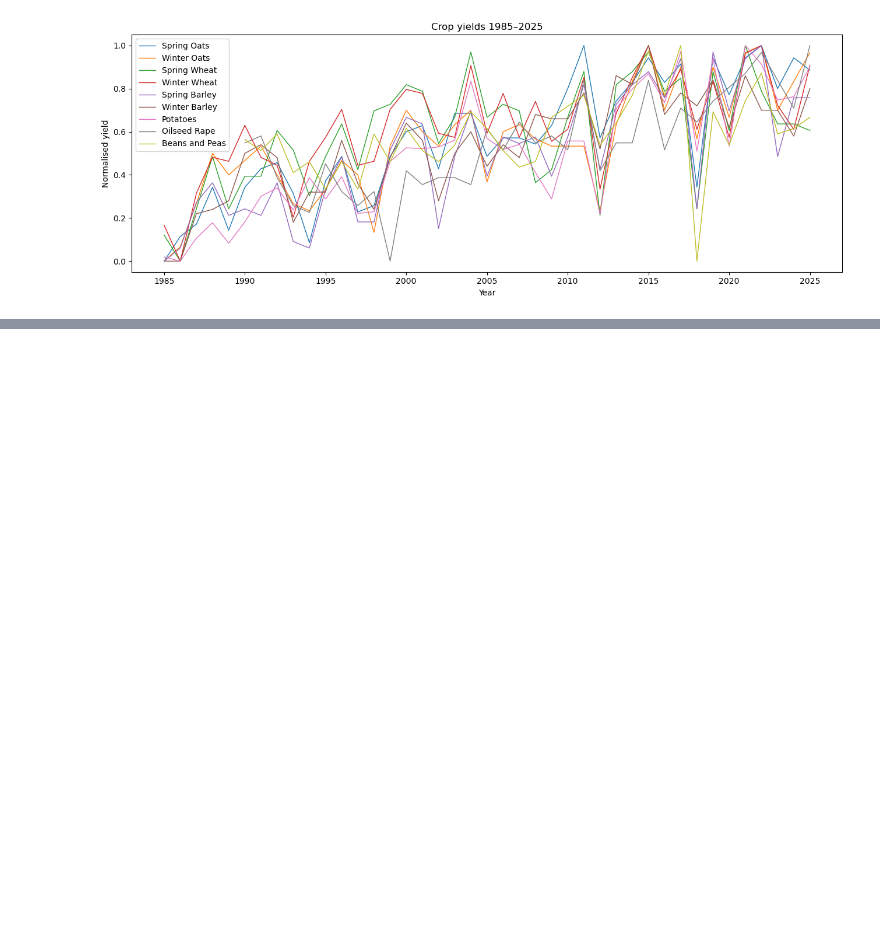
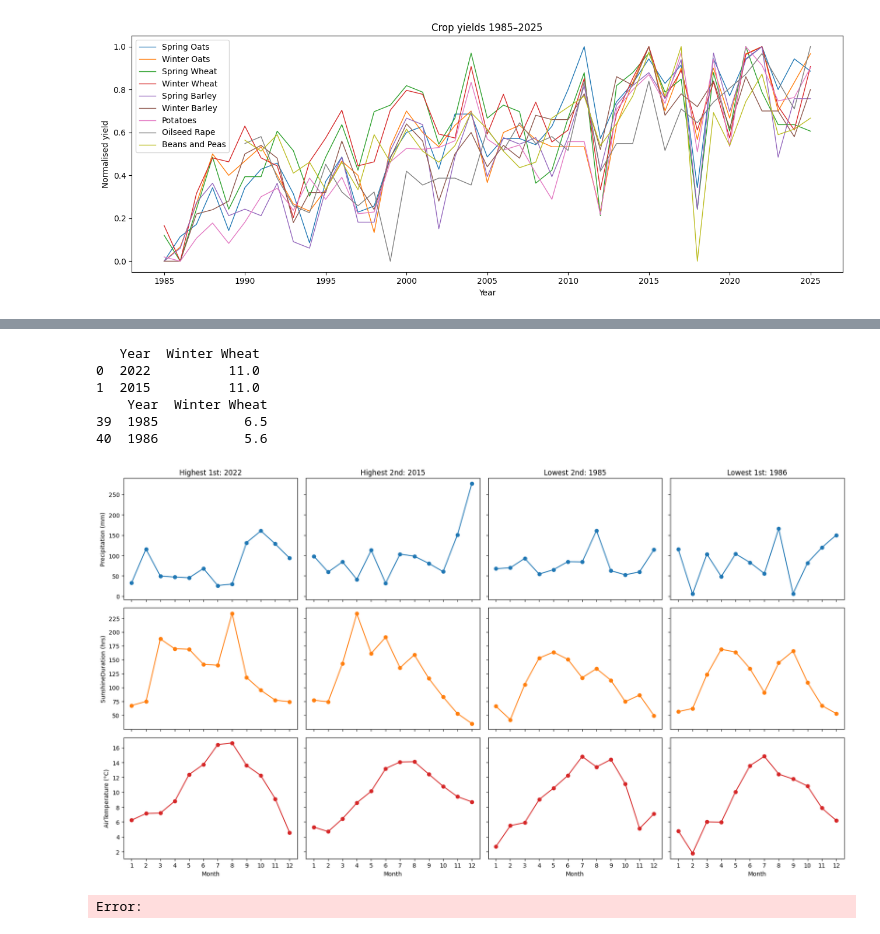
Before and after one commit to Aaron2808/CapstoneProject, a Jupyter notebook: DataAnalysis.ipynb, the cells around one changed output, grey strips where cells are left out. Cells and saved outputs as stored; diff of their text form; code cells hidden in the pictures; blank space fills up the shorter version.

```diff
--- a/DataAnalysis.ipynb
+++ b/DataAnalysis.ipynb
@@ -103,0 +144,47 @@ plt.show()
+# %%
+sorted_yields = yields[['Year', 'Winter Wheat']].sort_values('Winter Wheat', ascending=False).reset_index(drop=True)
+
+highest_year  = sorted_yields.loc[0, 'Year']
+high2_year    = sorted_yields.loc[1, 'Year']
+low2_year     = sorted_yields.loc[len(sorted_yields)-2, 'Year']
+lowest_year   = sorted_yields.loc[len(sorted_yields)-1, 'Year']
+
+years_to_plot = [highest_year, high2_year, low2_year, lowest_year]
+labels        = ['Highest 1st', 'Highest 2nd', 'Lowest 2nd', 'Lowest 1st']
+
+print(sorted_yields.head(2))
+print(sorted_yields.tail(2))
+# %% [output]
+   Year  Winter Wheat
+0  2022          11.0
+1  2015          11.0
+    Year  Winter Wheat
+39  1985           6.5
+40  1986           5.6
+# %%
+data_by_year = {year: monthly[monthly['Year'] == year].sort_values('Month') for year in years_to_plot}
+# %%
+fig, axes = plt.subplots(3, 4, figsize=(18, 10), sharex=True, sharey='row')
+
+variables = ['Precipitation', 'SunshineDuration', 'AirTemperature']
+colors    = ['tab:blue', 'tab:orange', 'tab:red']
+units     = ['mm', 'hrs', '°C']
+
+for row, (var, color, unit) in enumerate(zip(variables, colors, units)):
+    for col, (year, label) in enumerate(zip(years_to_plot, labels)):
+        ax = axes[row][col]
+        data = data_by_year[year]
+        ax.plot(data['Month'], data[var], color=color, marker='o')
+        ax.set_xticks(range(1, 13))
+        if col == 0:
+            ax.set_ylabel(f'{var} ({unit})')
+        if row == 0:
+            ax.set_title(f'{label}: {int(year)}')
+        if row == 2:
+            ax.set_xlabel('Month')
+
+plt.tight_layout()
+plt.show()
+# %% [output]
+[figure, added]
+Error:
```
Also changed, not shown: parts of 4 cells of this notebook, 3 other files.
